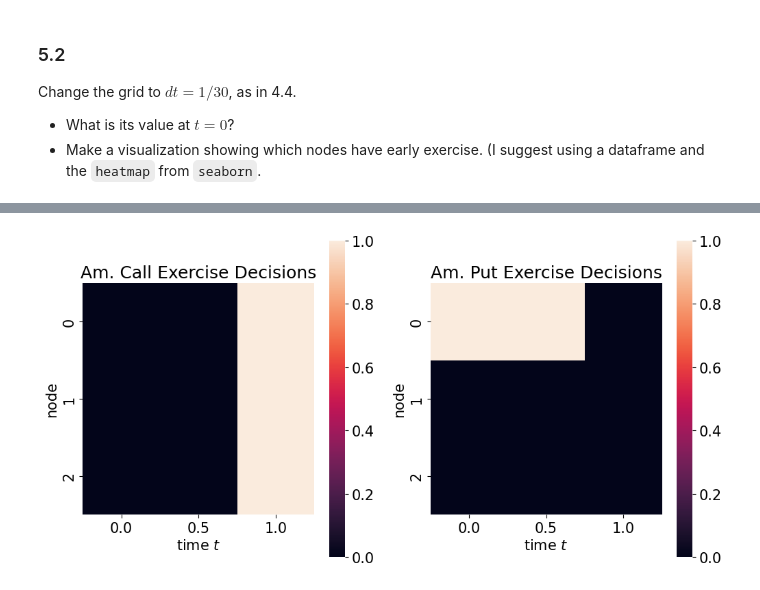
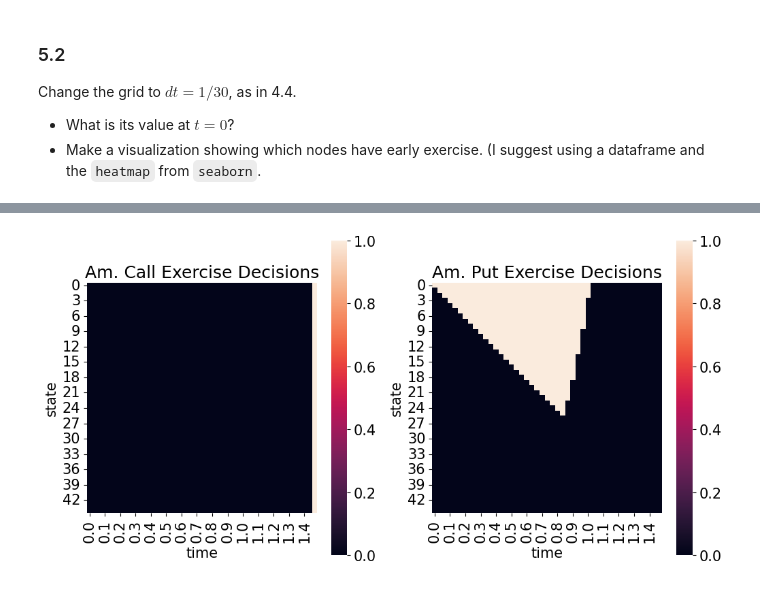
Before and after one commit to nicklewis-16/finm-fiderivs-2024, a Jupyter notebook: homework/Homework 1.ipynb, the cells around one changed output, grey strips where cells are left out. Cells and saved outputs as stored; diff of their text form; code cells hidden in the pictures.

```diff
--- a/homework/Homework 1.ipynb
+++ b/homework/Homework 1.ipynb
@@ -590,0 +578,17 @@ With a finer time grid, the price of the call option is much more expensive. Com
+# %%
+dt = 1/30
+TMAT = 1.5
+#Assuming annualized 3% volatility from last years notes
+sigma = .03
+up = np.exp(sigma*np.sqrt(dt))
+down = np.exp(-sigma*np.sqrt(dt))
+
+ratetree_dense = construct_rate_tree(dt, TMAT-dt)
+ratetree_dense.loc[0,0] = rate_tree.loc[0,0]
+
+for tsteps in range(ratetree_dense.shape[1]-1):
+    ratetree_dense.iloc[:,tsteps+1] = ratetree_dense.iloc[:,tsteps] * up
+    ratetree_dense.iloc[tsteps+1,tsteps+1] = ratetree_dense.iloc[tsteps,tsteps] * down
+
+
+format_bintree(ratetree_dense,style='{:.2%}')
@@ -590,0 +614,9 @@ With a finer time grid, the price of the call option is much more expensive. Com
+# %%
+pstars = pd.Series(.6449, index=ratetree_dense.columns, name='pstar') # need market data. using from throughout problem
+format_bintree(pstars.to_frame().T,style='{:.2%}')
+payoff = lambda r: payoff_bond(r,dt)
+bondtree_dense = bintree_pricing(payoff, ratetree_dense, pstars = pstars)
+STRIKE = 99
+call_derivtree_dense = bintree_pricing(call_payoff, ratetree=ratetree_dense, undertree = bondtree_dense, pstars=pstars)
+put_derivtree_dense = bintree_pricing(put_payoff, ratetree=ratetree_dense, undertree = bondtree_dense, pstars=pstars)
+format_bintree(call_derivtree_dense, style='{:.4f}')
@@ -676,0 +710,4 @@ format_bintree(put_am_derivtree2, style='{:.4f}')
+# %%
+call_am_derivtree_dense = bintree_pricing(call_payoff, ratetree=ratetree_dense,
+                                          undertree = bondtree_dense, pstars=pstars, style = 'american')
+format_bintree(call_am_derivtree_dense, style='{:.4f}')
@@ -676,0 +733,3 @@ format_bintree(put_am_derivtree2, style='{:.4f}')
+# %%
+put_am_derivtree_dense = bintree_pricing(put_payoff, ratetree_dense, undertree=bondtree_dense, pstars=pstars, style='american')
+format_bintree(put_am_derivtree_dense, style='{:.4f}')
@@ -677,14 +755,14 @@ format_bintree(put_am_derivtree2, style='{:.4f}')
 # %%
 fig, axes = plt.subplots(1, 2)
 
 # Plot the first heatmap
-sns.heatmap(exercise_decisions(call_payoff, bondtree_multi2, call_am_derivtree2), square=True, ax=axes[0])
+sns.heatmap(exercise_decisions(call_payoff, bondtree_dense, call_am_derivtree_dense), square=True, ax=axes[0])
 axes[0].set_title("Am. Call Exercise Decisions")
 
 # Plot the second heatmap
-sns.heatmap(exercise_decisions(put_payoff, bondtree_multi2, put_am_derivtree2), square=True, ax=axes[1])
+sns.heatmap(exercise_decisions(put_payoff, bondtree_dense, put_am_derivtree_dense), square=True, ax=axes[1])
 axes[1].set_title("Am. Put Exercise Decisions")
 
 plt.show()
 # %% [output]
-[figure, old version]
+[figure, new version]
```
Also changed, not shown: parts of 10 cells of this notebook.
